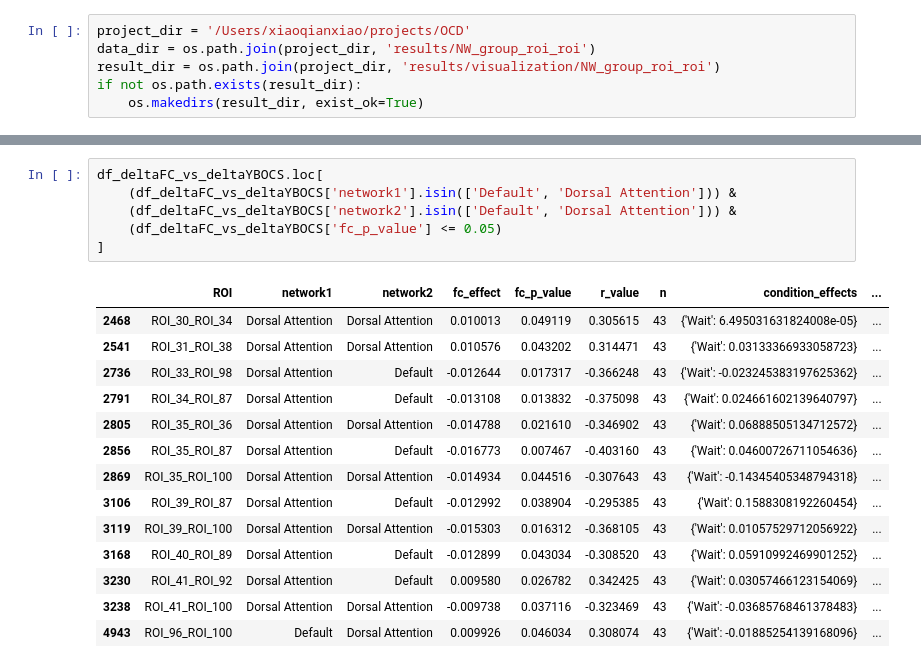
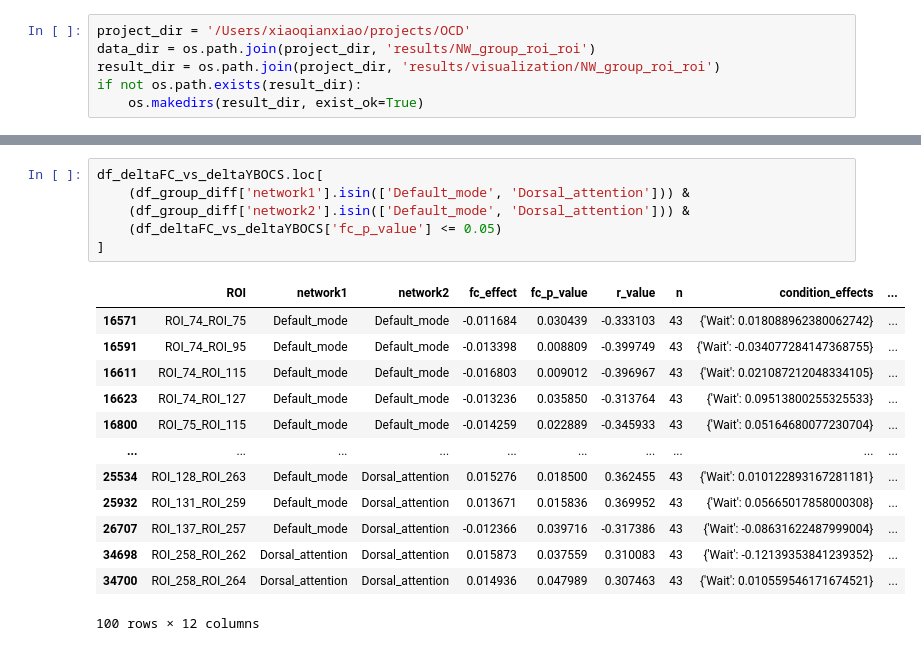
Before and after one commit to XiaoqianXiao/OCD_RO1, a Jupyter notebook: results_visualization_roi_to_roi_power.ipynb, the cells around one changed output, grey strips where cells are left out. Cells and saved outputs as stored; diff of their text form.

```diff
--- a/results_visualization_roi_to_roi_power.ipynb
+++ b/results_visualization_roi_to_roi_power.ipynb
@@ -156,24 +157,23 @@ df_deltaFC_vs_deltaYBOCS.sort_values(by='fc_p_value', ascending=True).head(20)
 # %%
 df_deltaFC_vs_deltaYBOCS.loc[
-    (df_deltaFC_vs_deltaYBOCS['network1'].isin(['Default', 'Dorsal Attention'])) &
-    (df_deltaFC_vs_deltaYBOCS['network2'].isin(['Default', 'Dorsal Attention'])) &
+    (df_group_diff['network1'].isin(['Default_mode', 'Dorsal_attention'])) &
+    (df_group_diff['network2'].isin(['Default_mode', 'Dorsal_attention'])) &
     (df_deltaFC_vs_deltaYBOCS['fc_p_value'] <= 0.05)
 ]
 # %% [output]
 |  | ROI | network1 | network2 | fc_effect | fc_p_value | r_value | n | condition_effects | ... |
-| 2468 | ROI_30_ROI_34 | Dorsal Attention | Dorsal Attention | 0.010013 | 0.049119 | 0.305615 | 43 | {'Wait': 6.495031631824008e-05} | ... |
-| 2541 | ROI_31_ROI_38 | Dorsal Attention | Dorsal Attention | 0.010576 | 0.043202 | 0.314471 | 43 | {'Wait': 0.03133366933058723} | ... |
-| 2736 | ROI_33_ROI_98 | Dorsal Attention | Default | -0.012644 | 0.017317 | -0.366248 | 43 | {'Wait': -0.023245383197625362} | ... |
-| 2791 | ROI_34_ROI_87 | Dorsal Attention | Default | -0.013108 | 0.013832 | -0.375098 | 43 | {'Wait': 0.024661602139640797} | ... |
-| 2805 | ROI_35_ROI_36 | Dorsal Attention | Dorsal Attention | -0.014788 | 0.021610 | -0.346902 | 43 | {'Wait': 0.06888505134712572} | ... |
-| 2856 | ROI_35_ROI_87 | Dorsal Attention | Default | -0.016773 | 0.007467 | -0.403160 | 43 | {'Wait': 0.04600726711054636} | ... |
-| 2869 | ROI_35_ROI_100 | Dorsal Attention | Dorsal Attention | -0.014934 | 0.044516 | -0.307643 | 43 | {'Wait': -0.14345405348794318} | ... |
-| 3106 | ROI_39_ROI_87 | Dorsal Attention | Default | -0.012992 | 0.038904 | -0.295385 | 43 | {'Wait': 0.1588308192260454} | ... |
-| 3119 | ROI_39_ROI_100 | Dorsal Attention | Dorsal Attention | -0.015303 | 0.016312 | -0.368105 | 43 | {'Wait': 0.01057529712056922} | ... |
-| 3168 | ROI_40_ROI_89 | Dorsal Attention | Default | -0.012899 | 0.043034 | -0.308520 | 43 | {'Wait': 0.05910992469901252} | ... |
-| 3230 | ROI_41_ROI_92 | Dorsal Attention | Default | 0.009580 | 0.026782 | 0.342425 | 43 | {'Wait': 0.03057466123154069} | ... |
-| 3238 | ROI_41_ROI_100 | Dorsal Attention | Dorsal Attention | -0.009738 | 0.037116 | -0.323469 | 43 | {'Wait': -0.03685768461378483} | ... |
-| 4943 | ROI_96_ROI_100 | Default | Dorsal Attention | 0.009926 | 0.046034 | 0.308074 | 43 | {'Wait': -0.01885254139168096} | ... |
+| 16571 | ROI_74_ROI_75 | Default_mode | Default_mode | -0.011684 | 0.030439 | -0.333103 | 43 | {'Wait': 0.018088962380062742} | ... |
+| 16591 | ROI_74_ROI_95 | Default_mode | Default_mode | -0.013398 | 0.008809 | -0.399749 | 43 | {'Wait': -0.034077284147368755} | ... |
+| 16611 | ROI_74_ROI_115 | Default_mode | Default_mode | -0.016803 | 0.009012 | -0.396967 | 43 | {'Wait': 0.021087212048334105} | ... |
+| 16623 | ROI_74_ROI_127 | Default_mode | Default_mode | -0.013236 | 0.035850 | -0.313764 | 43 | {'Wait': 0.09513800255325533} | ... |
+| 16800 | ROI_75_ROI_115 | Default_mode | Default_mode | -0.014259 | 0.022889 | -0.345933 | 43 | {'Wait': 0.05164680077230704} | ... |
+| ... | ... | ... | ... | ... | ... | ... | ... | ... | ... |
+| 25534 | ROI_128_ROI_263 | Default_mode | Dorsal_attention | 0.015276 | 0.018500 | 0.362455 | 43 | {'Wait': 0.010122893167281181} | ... |
+| 25932 | ROI_131_ROI_259 | Default_mode | Dorsal_attention | 0.013671 | 0.015836 | 0.369952 | 43 | {'Wait': 0.05665017858000308} | ... |
+| 26707 | ROI_137_ROI_257 | Default_mode | Dorsal_attention | -0.012366 | 0.039716 | -0.317386 | 43 | {'Wait': -0.08631622487999004} | ... |
+| 34698 | ROI_258_ROI_262 | Dorsal_attention | Dorsal_attention | 0.015873 | 0.037559 | 0.310083 | 43 | {'Wait': -0.12139353841239352} | ... |
+| 34700 | ROI_258_ROI_264 | Dorsal_attention | Dorsal_attention | 0.014936 | 0.047989 | 0.307463 | 43 | {'Wait': 0.010559546171674521} | ... |
+100 rows × 12 columns
 # %%
 condition_baseline_FC_file = os.path.join(data_dir, 'condition_baseline_FC_power_2011_roiroi_fc.csv')
 condition_baseline_FC = pd.read_csv(condition_baseline_FC_file)
```
Also changed, not shown: parts of 9 cells of this notebook, 5 other files.
